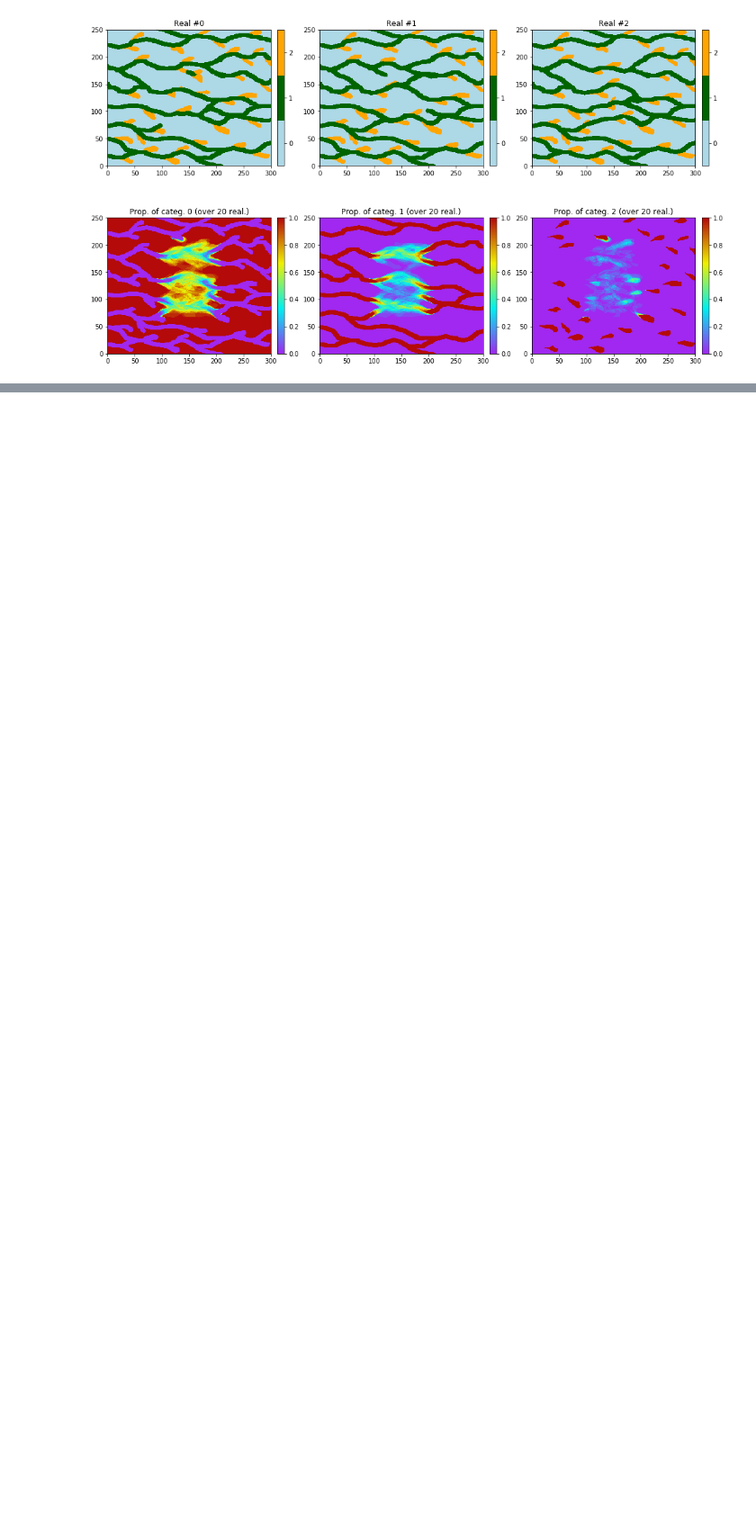
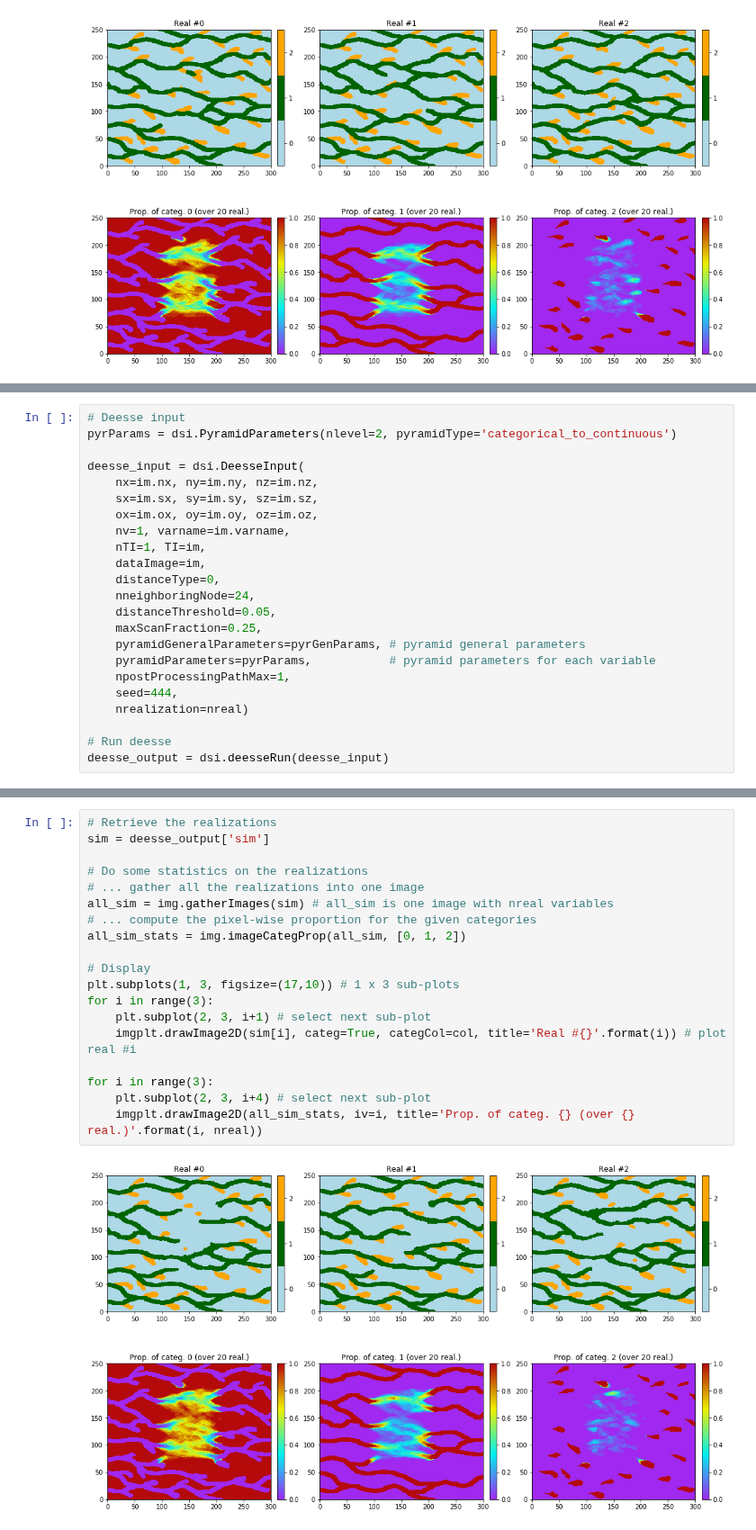
Before and after one commit to randlab/geone, a Jupyter notebook: examples/ex_deesse_10_incomplete_image.ipynb, the cells around one changed output, grey strips where cells are left out. Shown at 90% size. Cells and saved outputs as stored; diff of their text form; blank space fills up the shorter version.

```diff
--- a/examples/ex_deesse_10_incomplete_image.ipynb
+++ b/examples/ex_deesse_10_incomplete_image.ipynb
@@ -152,0 +157,23 @@ for i in range(3):
+# %%
+# Deesse input
+pyrParams = dsi.PyramidParameters(nlevel=2, pyramidType='categorical_to_continuous')
+
+deesse_input = dsi.DeesseInput(
+    nx=im.nx, ny=im.ny, nz=im.nz,
+    sx=im.sx, sy=im.sy, sz=im.sz,
+    ox=im.ox, oy=im.oy, oz=im.oz,
+    nv=1, varname=im.varname,
+    nTI=1, TI=im,
+    dataImage=im,
+    distanceType=0,
+    nneighboringNode=24,
+    distanceThreshold=0.05,
+    maxScanFraction=0.25,
+    pyramidGeneralParameters=pyrGenParams, # pyramid general parameters
+    pyramidParameters=pyrParams,           # pyramid parameters for each variable
+    npostProcessingPathMax=1,
+    seed=444,
+    nrealization=nreal)
+
+# Run deesse
+deesse_output = dsi.deesseRun(deesse_input)
@@ -152,0 +185,21 @@ for i in range(3):
+# %%
+# Retrieve the realizations
+sim = deesse_output['sim']
+
+# Do some statistics on the realizations
+# ... gather all the realizations into one image
+all_sim = img.gatherImages(sim) # all_sim is one image with nreal variables
+# ... compute the pixel-wise proportion for the given categories
+all_sim_stats = img.imageCategProp(all_sim, [0, 1, 2])
+
+# Display
+plt.subplots(1, 3, figsize=(17,10)) # 1 x 3 sub-plots
+for i in range(3):
+    plt.subplot(2, 3, i+1) # select next sub-plot
+    imgplt.drawImage2D(sim[i], categ=True, categCol=col, title='Real #{}'.format(i)) # plot real #i
+
+for i in range(3):
+    plt.subplot(2, 3, i+4) # select next sub-plot
+    imgplt.drawImage2D(all_sim_stats, iv=i, title='Prop. of categ. {} (over {} real.)'.format(i, nreal))
+# %% [output]
+[figure, added]
```
Also changed, not shown: parts of 5 cells of this notebook, 20 other files.
